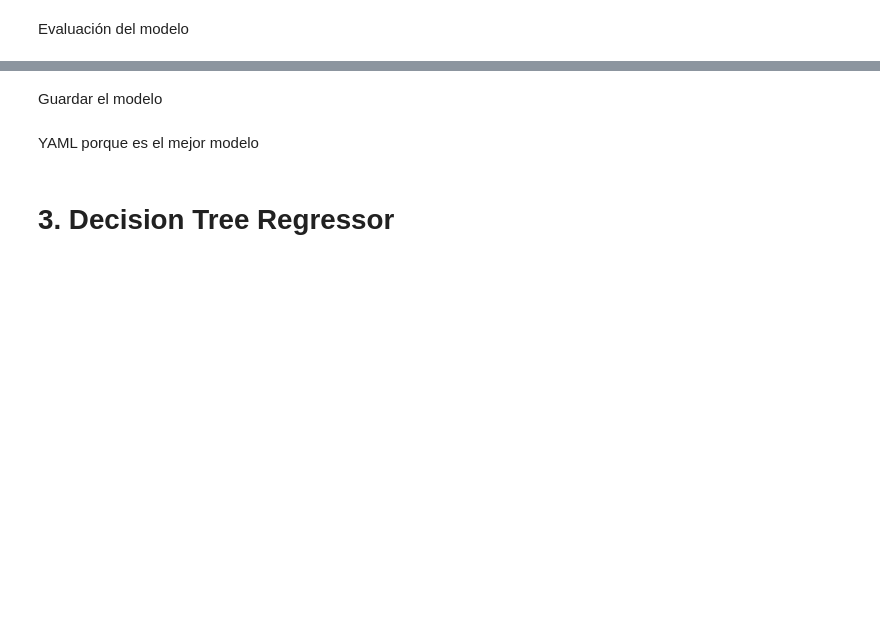
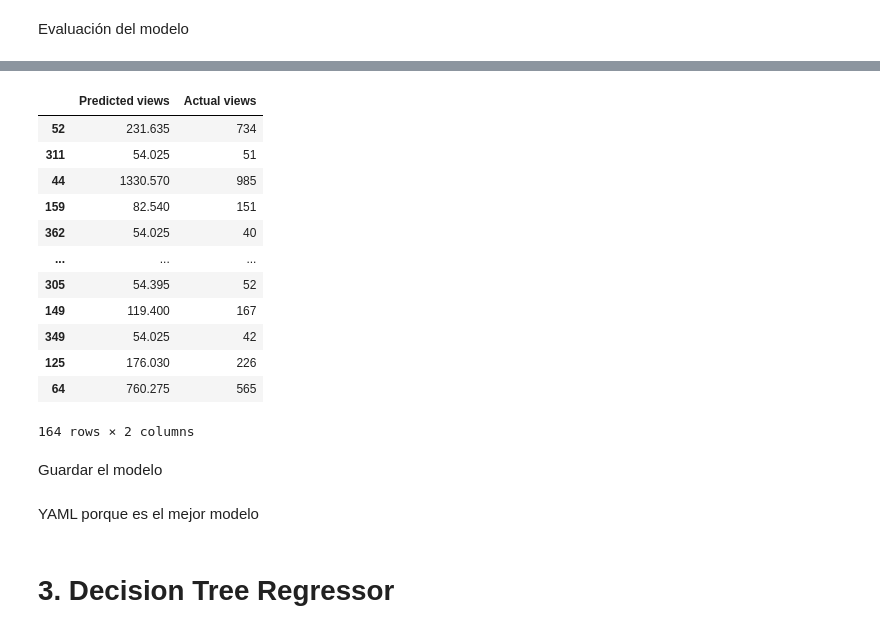
Before and after one commit to braugilabert/Prediction-of-views_ML, a Jupyter notebook: notebooks/03_Entrenamiento_Modelo.ipynb, the cells around one changed output, grey strips where cells are left out. Saved outputs shown, nothing was run; the diff lists cells and outputs as text; code cells hidden in the pictures; blank space fills up the shorter version.

```diff
--- a/notebooks/03_Entrenamiento_Modelo.ipynb
+++ b/notebooks/03_Entrenamiento_Modelo.ipynb
@@ -191,3 +194,20 @@ RMSE: 1433.5212980780736
+# %%
+""" test = pd.DataFrame({'Predicted views':y_pred, 'Actual views':y_test})
+test """
+# %% [output]
+|  | Predicted views | Actual views |
+| 52 | 231.635 | 734 |
+| 311 | 54.025 | 51 |
+| 44 | 1330.570 | 985 |
+| 159 | 82.540 | 151 |
+| 362 | 54.025 | 40 |
+| ... | ... | ... |
+| 305 | 54.395 | 52 |
+| 149 | 119.400 | 167 |
+| 349 | 54.025 | 42 |
+| 125 | 176.030 | 226 |
+| 64 | 760.275 | 565 |
+164 rows × 2 columns
 # %% [markdown]
 Guardar el modelo
 # %%
```
Also changed, not shown: parts of 37 cells of this notebook, 8 other files.
